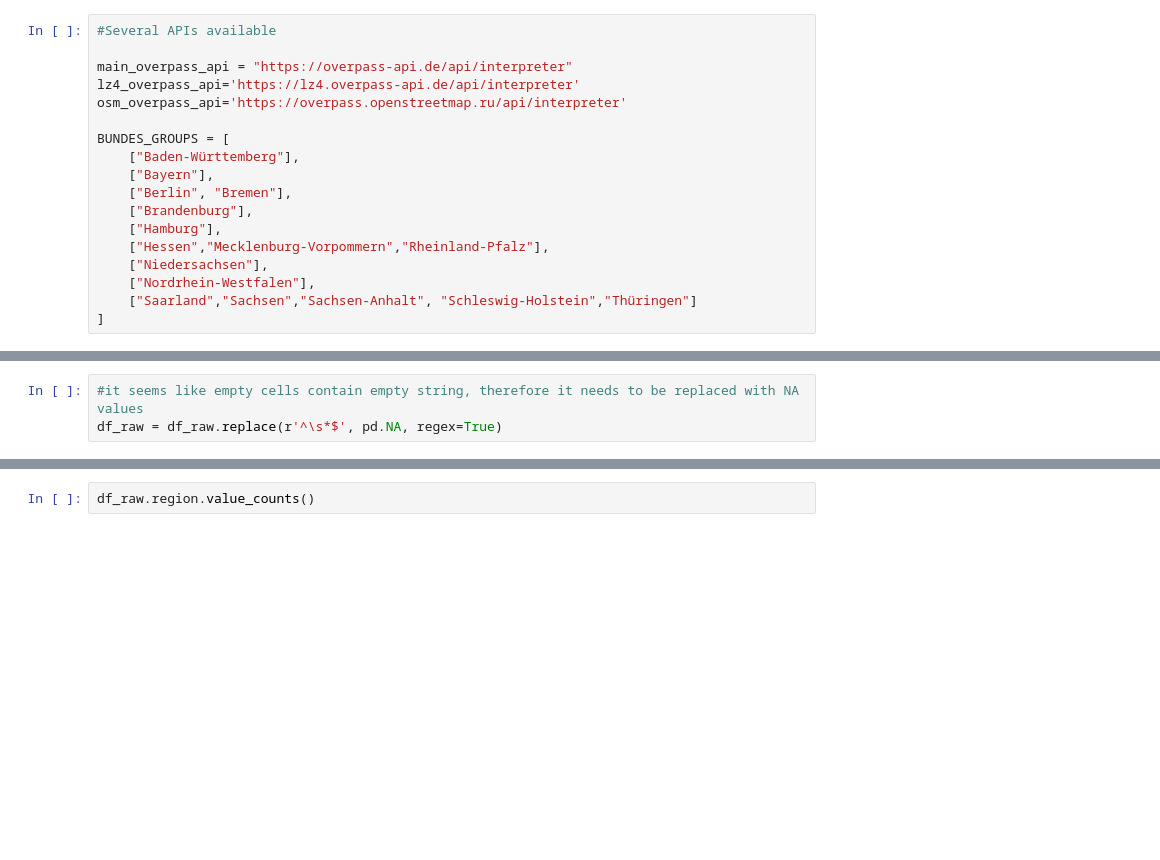
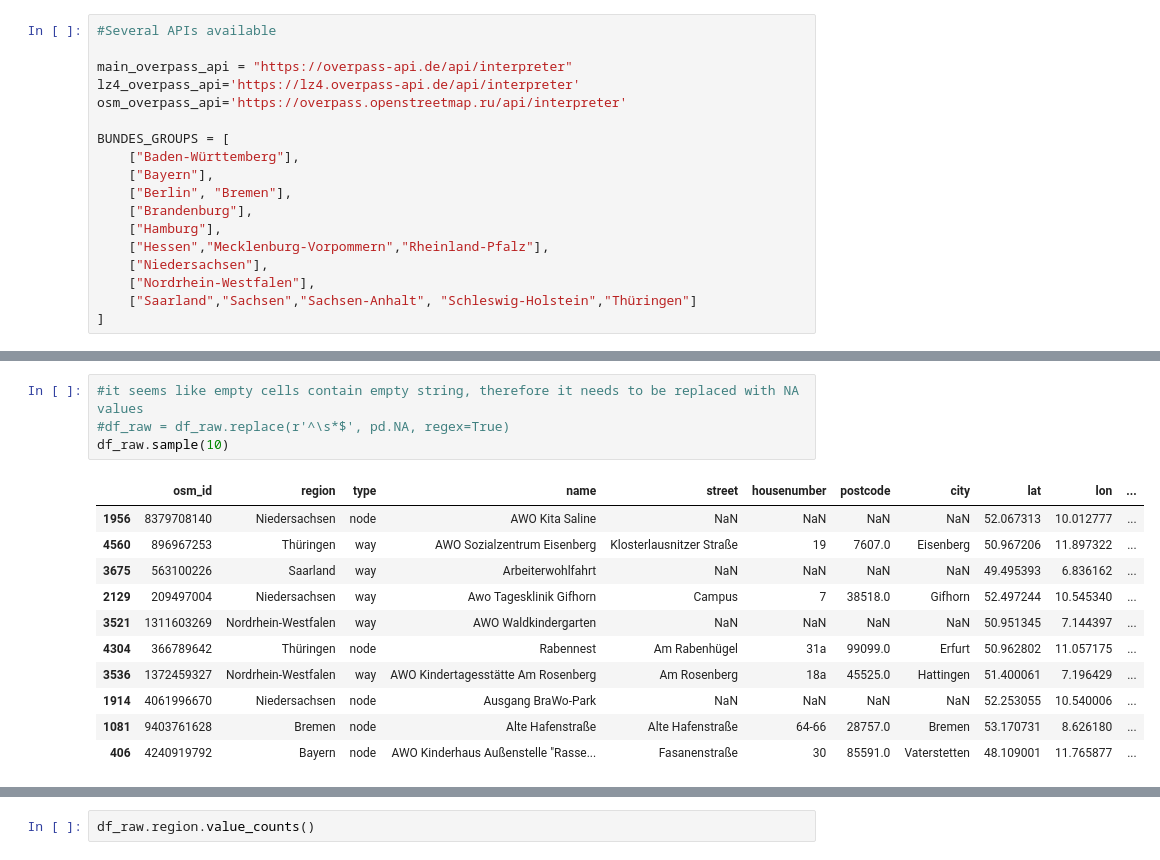
Before and after one commit to tamaricki/awo-tamara, a Jupyter notebook: osm_eda.ipynb, the cells around one changed output, grey strips where cells are left out. Drawn from its saved outputs; the diff is of its cells as text; blank space fills up the shorter version.

```diff
--- a/osm_eda.ipynb
+++ b/osm_eda.ipynb
@@ -34,3 +37,16 @@ len(df_raw)
 # %%
 #it seems like empty cells contain empty string, therefore it needs to be replaced with NA values
-df_raw = df_raw.replace(r'^\s*$', pd.NA, regex=True)
+#df_raw = df_raw.replace(r'^\s*$', pd.NA, regex=True)
+df_raw.sample(10)
+# %% [output]
+|  | osm_id | region | type | name | street | housenumber | postcode | city | lat | lon | ... |
+| 1956 | 8379708140 | Niedersachsen | node | AWO Kita Saline | NaN | NaN | NaN | NaN | 52.067313 | 10.012777 | ... |
+| 4560 | 896967253 | Thüringen | way | AWO Sozialzentrum Eisenberg | Klosterlausnitzer Straße | 19 | 7607.0 | Eisenberg | 50.967206 | 11.897322 | ... |
+| 3675 | 563100226 | Saarland | way | Arbeiterwohlfahrt | NaN | NaN | NaN | NaN | 49.495393 | 6.836162 | ... |
+| 2129 | 209497004 | Niedersachsen | way | Awo Tagesklinik Gifhorn | Campus | 7 | 38518.0 | Gifhorn | 52.497244 | 10.545340 | ... |
+| 3521 | 1311603269 | Nordrhein-Westfalen | way | AWO Waldkindergarten | NaN | NaN | NaN | NaN | 50.951345 | 7.144397 | ... |
+| 4304 | 366789642 | Thüringen | node | Rabennest | Am Rabenhügel | 31a | 99099.0 | Erfurt | 50.962802 | 11.057175 | ... |
+| 3536 | 1372459327 | Nordrhein-Westfalen | way | AWO Kindertagesstätte Am Rosenberg | Am Rosenberg | 18a | 45525.0 | Hattingen | 51.400061 | 7.196429 | ... |
+| 1914 | 4061996670 | Niedersachsen | node | Ausgang BraWo-Park | NaN | NaN | NaN | NaN | 52.253055 | 10.540006 | ... |
+| 1081 | 9403761628 | Bremen | node | Alte Hafenstraße | Alte Hafenstraße | 64-66 | 28757.0 | Bremen | 53.170731 | 8.626180 | ... |
+| 406 | 4240919792 | Bayern | node | AWO Kinderhaus Außenstelle "Rasse... | Fasanenstraße | 30 | 85591.0 | Vaterstetten | 48.109001 | 11.765877 | ... |
```
Also changed, not shown: parts of 28 cells of this notebook.
